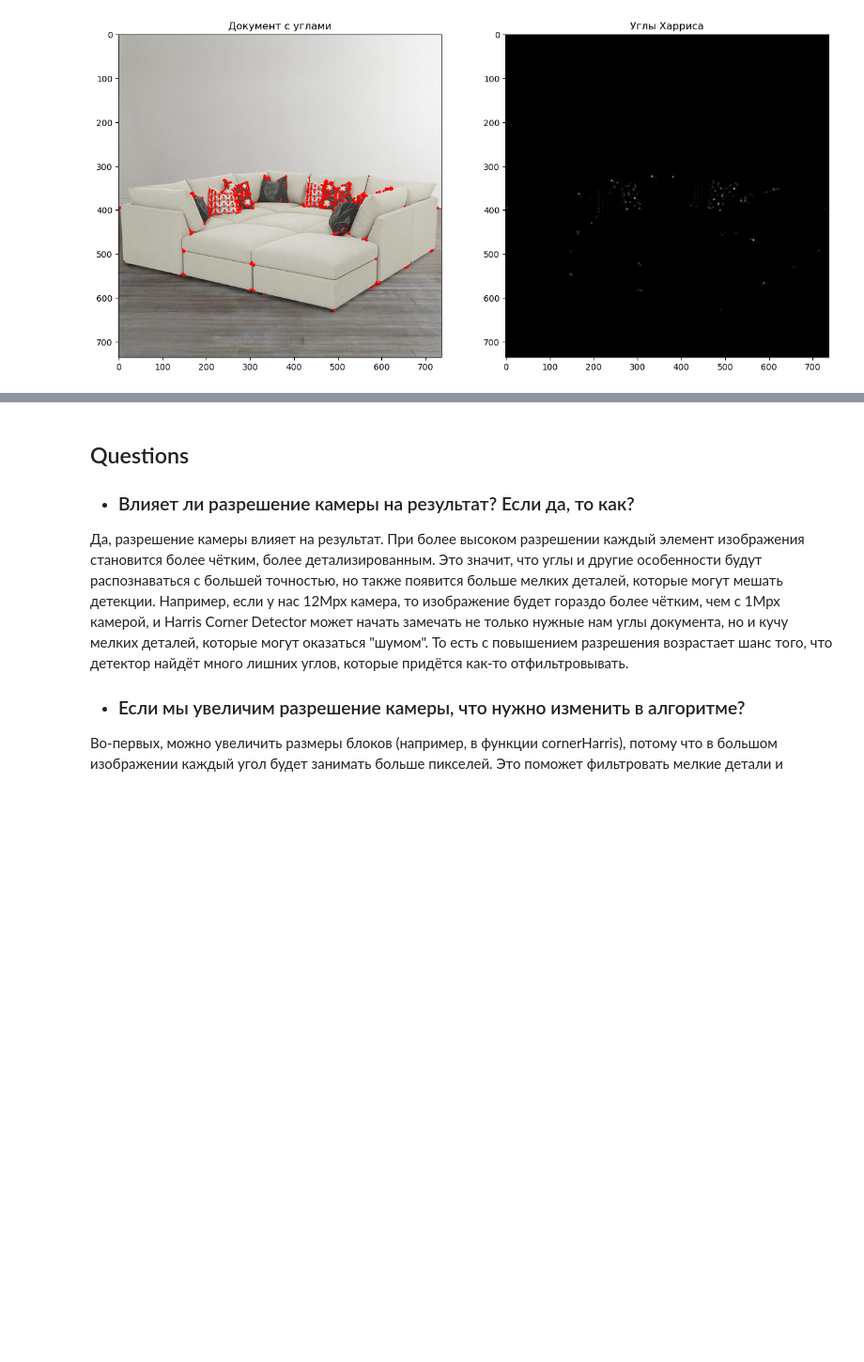
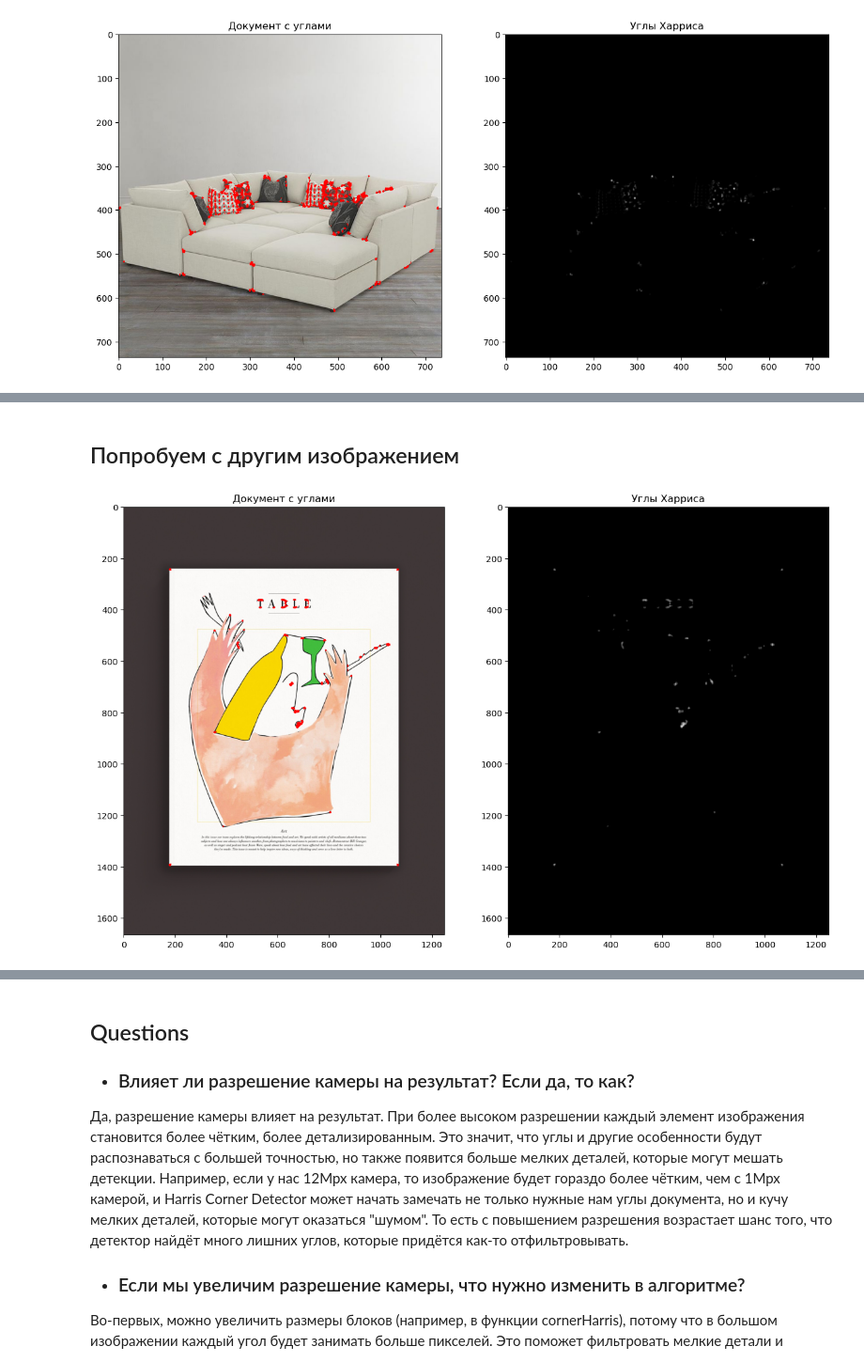
Before and after one commit to KonstantiniusBP/opencv_hw, a Jupyter notebook: hw6.ipynb, the cells around one changed output, grey strips where cells are left out. Shown at 94% size. Drawn from its saved outputs; the diff is of its cells as text; code cells hidden in the pictures; blank space fills up the shorter version.

```diff
--- a/hw6.ipynb
+++ b/hw6.ipynb
@@ -39,3 +138,34 @@ plt.show()
+# %% [markdown]
+## Попробуем с другим изображением
+# %%
+# Чтение изображения
+
+img = cv2.imread('img/magazine2.jpg')
+
+# Преобразование изображения в оттенки серого
+gray = cv2.cvtColor(img, cv2.COLOR_BGR2GRAY)
+
+# Применение размытия для удаления мелких деталей
+gray_blur = cv2.GaussianBlur(gray, (5, 5), 0)
+
+# Применение детектора углов Харриса
+gray_float = np.float32(gray_blur)
+cornerness = cv2.cornerHarris(gray_float, blockSize=15, ksize=13, k=0.14)
+
+# Применение порогового значения для исключения мелких углов
+threshold = 0.15 * cornerness.max()  # Увеличиваем пороговое значение
+
+cornerness[cornerness < threshold] = 0
+
+# Визуализация углов на изображении
+img[cornerness > threshold] = [0, 0, 255]  # Отображаем углы красным цветом
+
+# Отображение результатов
+plt.subplot(121), plt.imshow(cv2.cvtColor(img, cv2.COLOR_BGR2RGB)), plt.title('Документ с углами')
+plt.subplot(122), plt.imshow(cornerness, cmap='gray'), plt.title('Углы Харриса')
+plt.show()
+# %% [output]
+[figure, added]
 # %%
 # Параметры для детектора углов Харриса
 block_size = 2
```
Also changed, not shown: parts of 5 cells of this notebook.
